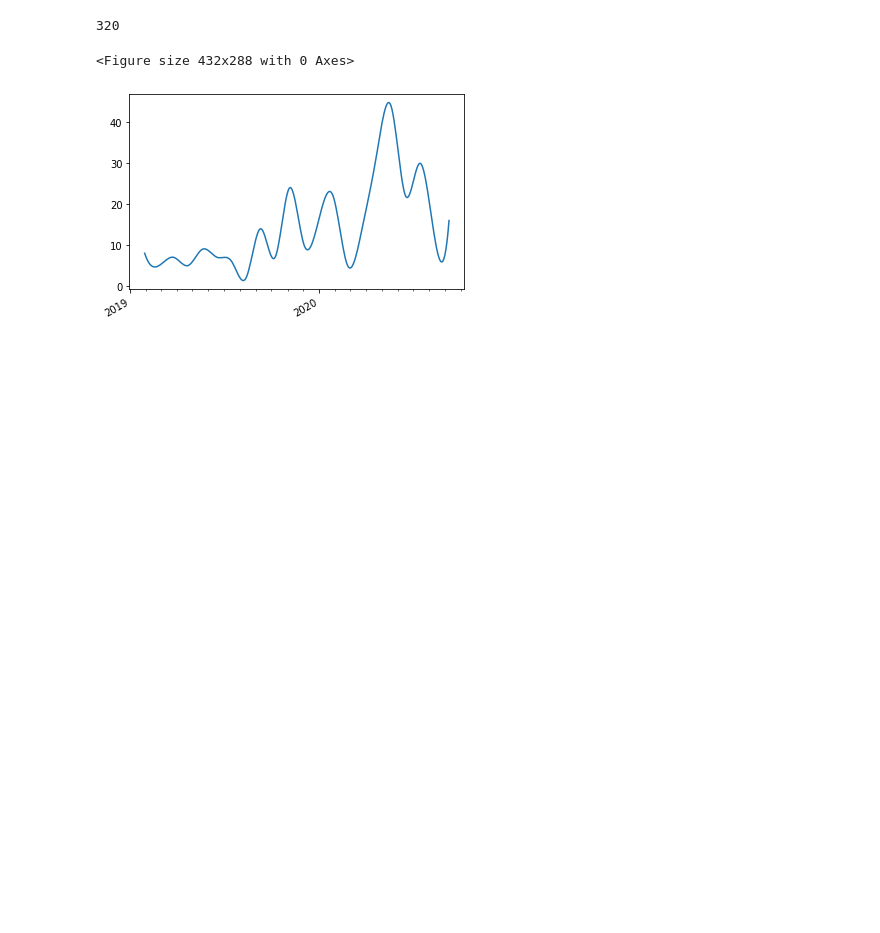
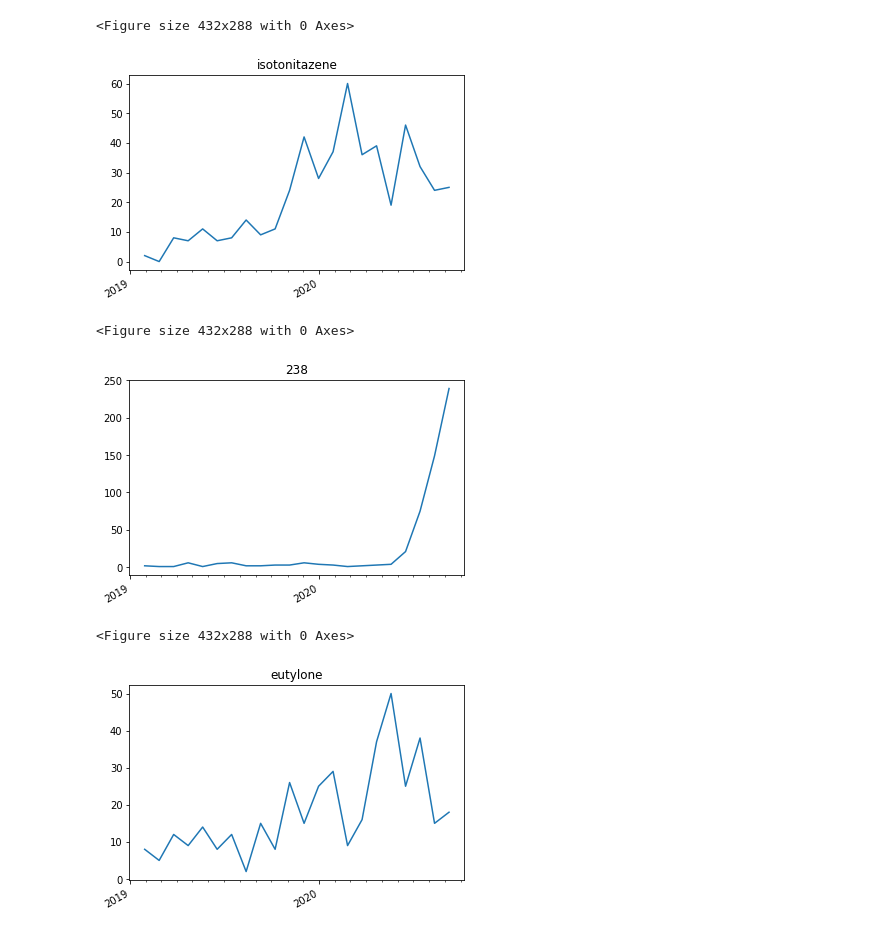
Before and after one commit to DanielVanZant/ndewsredditscraper, a Jupyter notebook: pushshift_search.ipynb, the cells around one changed output. Saved outputs shown, nothing was run; the diff lists cells and outputs as text; code cells hidden in the pictures; blank space fills up the shorter version.

```diff
--- a/pushshift_search.ipynb
+++ b/pushshift_search.ipynb
@@ -34,4 +11,0 @@ for keyword in config['keywords']:
-# %%
-len(results_dict['eutylone'])
-# %% [output]
-320
@@ -42,33 +27,43 @@ BIN_DAY = BIN_HOUR * 24
 BIN_WEEK = BIN_DAY * 7
 BIN_MONTH = BIN_WEEK * 4
 # %%
-years = mdates.YearLocator()
-months = mdates.MonthLocator()
-years_fmt = mdates.DateFormatter('%Y')
+def plot_keyword(comments, keyword, smooth=False):
+    years = mdates.YearLocator()
+    months = mdates.MonthLocator()
+    years_fmt = mdates.DateFormatter('%Y')
 
-times = [c.created_utc for c in results_dict['eutylone']]
-bin_boundaries = range(start_date, end_date, BIN_MONTH)
-bins, bin_times, _ = plt.hist(times, bins=bin_boundaries)
-bin_times = bin_times[1:] #discard first boundary
-plt.clf() #don't show histogram
+    times = [c['created_utc'] for c in comments]
+    bin_boundaries = range(start_date, end_date, BIN_MONTH)
+    bins, bin_times, _ = plt.hist(times, bins=bin_boundaries)
+    bin_times = bin_times[1:] #discard first boundary
+    plt.clf() #don't show histogram
 
-f = interp1d(bin_times, bins, kind='cubic')
-times_smooth = np.linspace(bin_times[0], bin_times[-1], num=300, endpoint=True)
+    if smooth:
+        f = interp1d(bin_times, bins, kind='cubic')
+        bin_times = np.linspace(bin_times[0], bin_times[-1], num=300, endpoint=True)
+        bins = f(bin_times)
 
+    bin_dates = list(map(dt.datetime.fromtimestamp, bin_times))
 
-bin_dates = list(map(dt.datetime.fromtimestamp, times_smooth))
+    fig, ax = plt.subplots()
+    ax.plot(bin_dates, bins)
 
-fig, ax = plt.subplots()
+    ax.set_title(keyword)
 
-ax.plot(bin_dates, f(times_smooth))
+    ax.xaxis.set_major_locator(years)
+    ax.xaxis.set_major_formatter(years_fmt)
+    ax.xaxis.set_minor_locator(months)
 
-ax.xaxis.set_major_locator(years)
-ax.xaxis.set_major_formatter(years_fmt)
-ax.xaxis.set_minor_locator(months)
+    fig.autofmt_xdate()
 
-fig.autofmt_xdate()
-
-plt.show()
+    plt.show()
-# %% [output]
-<Figure size 432x288 with 0 Axes>
-[figure, removed]
+# %%
+for keyword in data.keys():
+    plot_keyword(data[keyword], keyword)
+# %% [output]
+<Figure size 432x288 with 0 Axes>
+[figure, added]
+<Figure size 432x288 with 0 Axes>
+[figure, added]
+<Figure size 432x288 with 0 Axes>
+[figure, added]
```
Also changed, not shown: parts of 7 cells of this notebook, 2 other files.
